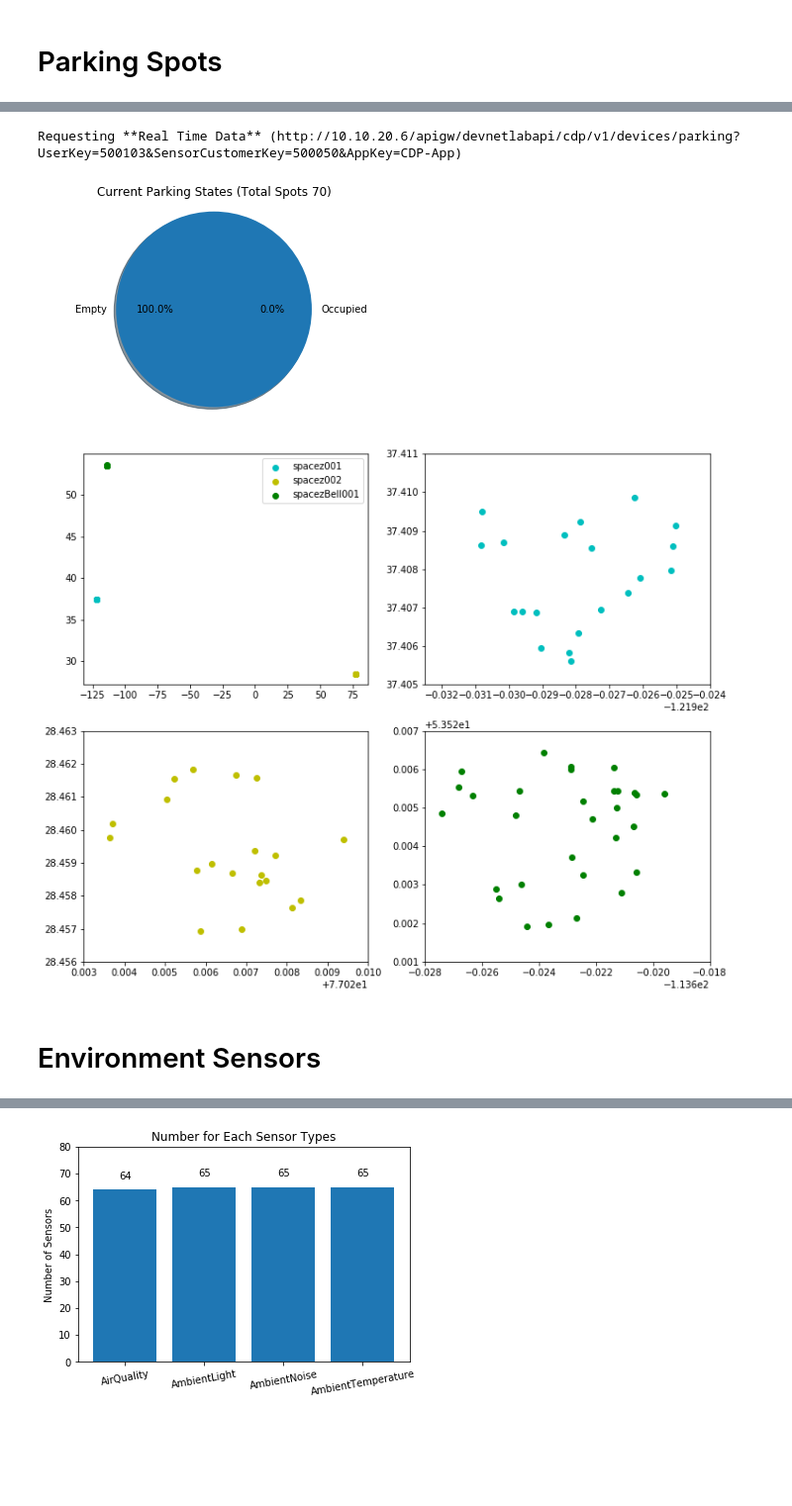
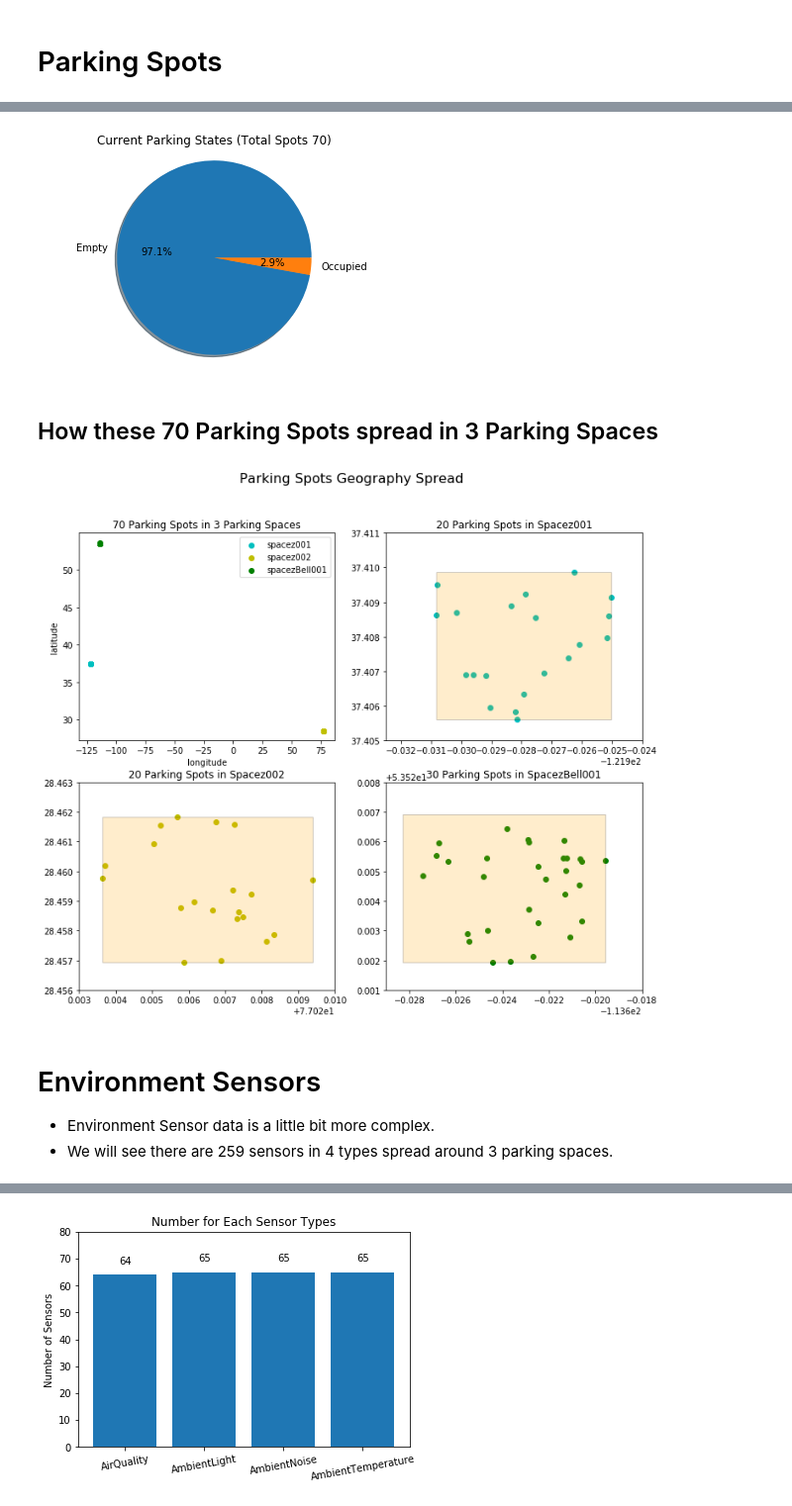
Before and after one commit to jiankuang/CiscoCDP, a Jupyter notebook: exercise/cdp-plots.ipynb, the cells around one changed output, grey strips where cells are left out. Shown: that part at 99% size. Cells and saved outputs as stored; diff of their text form; code cells hidden in the pictures; blank space fills up the shorter version.

Commit message:
jupyter plots to Gaurav

```diff
--- a/exercise/cdp-plots.ipynb
+++ b/exercise/cdp-plots.ipynb
@@ -15,8 +31,10 @@ def jsonListToDF(jsonList, dataType):
 # do some analylsis on Sparking Spaces
 spaces = dao.getAllParkingSpaces()
 print("We totally have %s Parking Spaces" % len(spaces))
-df_spaces = jsonListToDF(spaces, 'ParkingSpace')
-df_spaces['total'] = [state['total'] for state in df_spaces['state']]
+df_spaces = jsonListToDF(spaces, 'ParkingSpace') # Transform data from Json to DataFrame
+df_spaces['total'] = [state['total'] for state in df_spaces['state']] # Flat data
+df_spaces['geoPoint'] = [boundary['geoPoint'] for boundary in df_spaces['boundary']]
+del df_spaces['boundary']
 df_spaces
 # %% [output]
 Requesting **Real Time Data** (http://10.10.20.6/apigw/devnetlabapi/cdp/v1/devices/parking?UserKey=500103&SensorCustomerKey=500050&AppKey=CDP-App)
@@ -39,0 +63,16 @@ plt.show()
+# %%
+def drawParkingSpace(points, ax, alpha=0.6):
+    verts = []
+    for point in points:
+        verts.append((point['longitude'],point['latitude']))
+    verts.append((0,0))
+
+    codes = [Path.MOVETO,
+             Path.LINETO,
+             Path.LINETO,
+             Path.LINETO,
+             Path.CLOSEPOLY,
+             ]
+    path = Path(verts, codes)
+    patch = patches.PathPatch(path, facecolor='orange', lw=1, alpha=alpha)
+    ax.add_patch(patch)
@@ -42,7 +116,7 @@ plt.show()
 # %%
+spots = dao.getAllParkingSpots()
 df_spots = jsonListToDF(spots, 'ParkingSpot') # [spot['ParkingSpot'] for spot in spots]
-df_spots['longitude'] = [geo['longitude'] for geo in df_spots['geocoordinates']]
-df_spots['latitude'] = [geo['latitude'] for geo in df_spots['geocoordinates']]
+flatDF(df_spots)
 print("We totally have %s Parking Spots" % len(df_spots))
 df_spots.head()
 # %% [output]
@@ -56,7 +135,6 @@ We totally have 70 Parking Spots
 # %%
 labels = ['Empty', 'Occupied']
 values = [0,0]
-spots = dao.getAllParkingSpots()
 
 for r in spots:
     if 'ParkingSpot' in r:
@@ -80,32 +158,50 @@ plt.title('Current Parking States (Total Spots '+ str(values[0] + values[1]) + '
 # show the graph
 plt.show()
 # %% [output]
-Requesting **Real Time Data** (http://10.10.20.6/apigw/devnetlabapi/cdp/v1/devices/parking?UserKey=500103&SensorCustomerKey=500050&AppKey=CDP-App)
-[figure, old version]
+[figure, new version]
+# %% [markdown]
+## How these 70 Parking Spots spread in 3 Parking Spaces
 # %%
 # scatter plot 70 spots in 4 parking spaces according to coordicates
 df_space1 = df_spots[df_spots['parkingSpaceId'] == 'Simulated__DEVNET002__spacez001']
 df_space2 = df_spots[df_spots['parkingSpaceId'] == 'Simulated__DEVNET002__spacez002']
 df_spaceB1 = df_spots[df_spots['parkingSpaceId'] == 'Simulated__DEVNET002__spacezBell001']
 
 fig, axes = plt.subplots(2, 2, figsize=(12,10))
+fig.suptitle('Parking Spots Geography Spread', fontsize=16)
+
 axes[0,0].scatter(df_space1['longitude'], df_space1['latitude'], label='spacez001', color='c')
 axes[0,0].scatter(df_space2['longitude'], df_space2['latitude'], label='spacez002', color='y')
 axes[0,0].scatter(df_spaceB1['longitude'], df_spaceB1['latitude'], label='spacezBell001', color='g')
 axes[0,0].legend()
+axes[0,0].set_xlabel('longitude')
+axes[0,0].set_ylabel('latitude')
+axes[0,0].set_title('70 Parking Spots in 3 Parking Spaces')
+
 axes[0,1].scatter(df_space1['longitude'], df_space1['latitude'], color='c')
+axes[0,1].set_title('20 Parking Spots in Spacez001')
 axes[0,1].set_xlim([-121.9325,-121.924])
 axes[0,1].set_ylim([37.405,37.411])
+drawParkingSpace(df_spaces['geoPoint'][1], axes[0,1], 0.2)
+
 axes[1,0].scatter(df_space2['longitude'], df_space2['latitude'], color='y')
+axes[1,0].set_title('20 Parking Spots in Spacez002')
 axes[1,0].set_xlim([77.023,77.03])
 axes[1,0].set_ylim([28.456,28.463])
+drawParkingSpace(df_spaces['geoPoint'][2], axes[1,0], 0.2)
+
 axes[1,1].scatter(df_spaceB1['longitude'], df_spaceB1['latitude'], color='g')
-axes[1,1].set_xlim([-113.628,-113.618])
-axes[1,1].set_ylim([53.521,53.527])
+axes[1,1].set_title('30 Parking Spots in SpacezBell001')
+axes[1,1].set_xlim([-113.629,-113.618])
+axes[1,1].set_ylim([53.521,53.528])
+drawParkingSpace(df_spaces['geoPoint'][3], axes[1,1], 0.2)
+
 plt.show()
 # %% [output]
-[figure, old version]
+[figure, new version]
-# %% [markdown]
-# Environment Sensors
+# %% [markdown]
+# Environment Sensors
+* Environment Sensor data is a little bit more complex.
+* We will see there are 259 sensors in 4 types spread around 3 parking spaces.
 # %%
 sensors = dao.getAllEnvironmentSensors()
```
Also changed, not shown: parts of 23 cells of this notebook, 10 other files.
